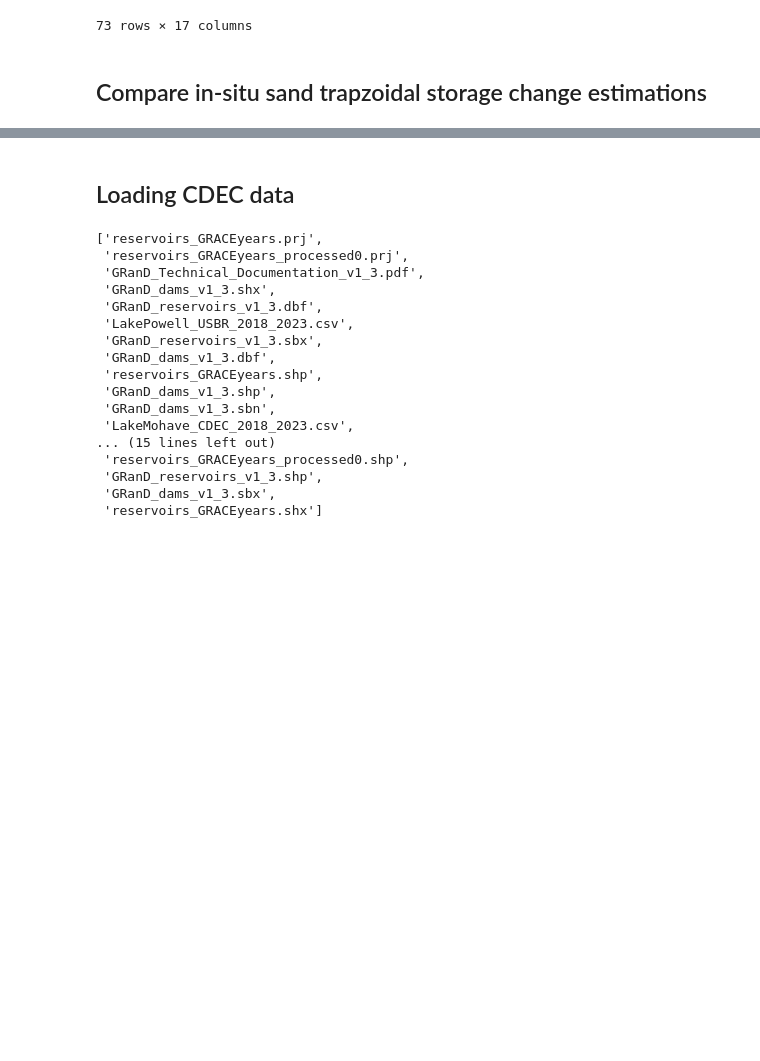
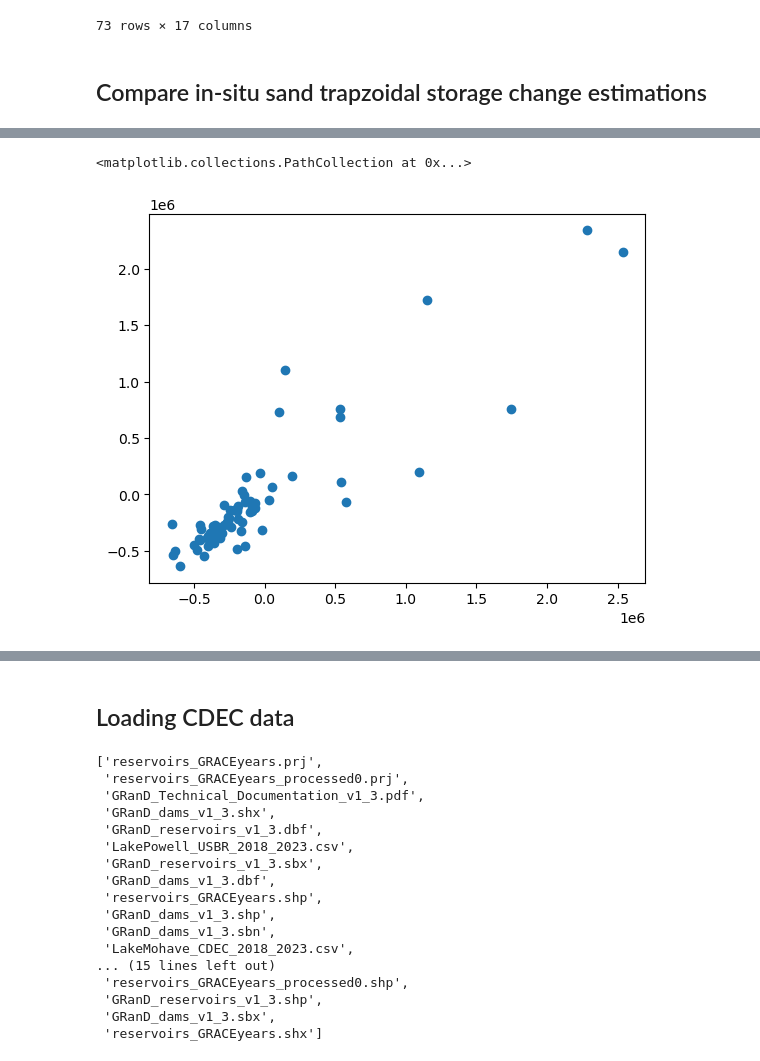
Before and after one commit to ascheliga/CYGNSS-GRACE, a Jupyter notebook: notebooks/exploratory_visualize_insitu.ipynb, the cells around one changed output, grey strips where cells are left out. Saved outputs shown, nothing was run; the diff lists cells and outputs as text; code cells hidden in the pictures; blank space fills up the shorter version.

```diff
--- a/notebooks/exploratory_visualize_insitu.ipynb
+++ b/notebooks/exploratory_visualize_insitu.ipynb
@@ -54,0 +56,5 @@ plt.legend()
+# %%
+plt.scatter(insitu_stor_diff[:-1],calc_trap_insitu_stor.to_frame())
+# %% [output]
+<matplotlib.collections.PathCollection at 0x...>
+[figure, added]
```
Also changed, not shown: parts of 4 cells of this notebook.
